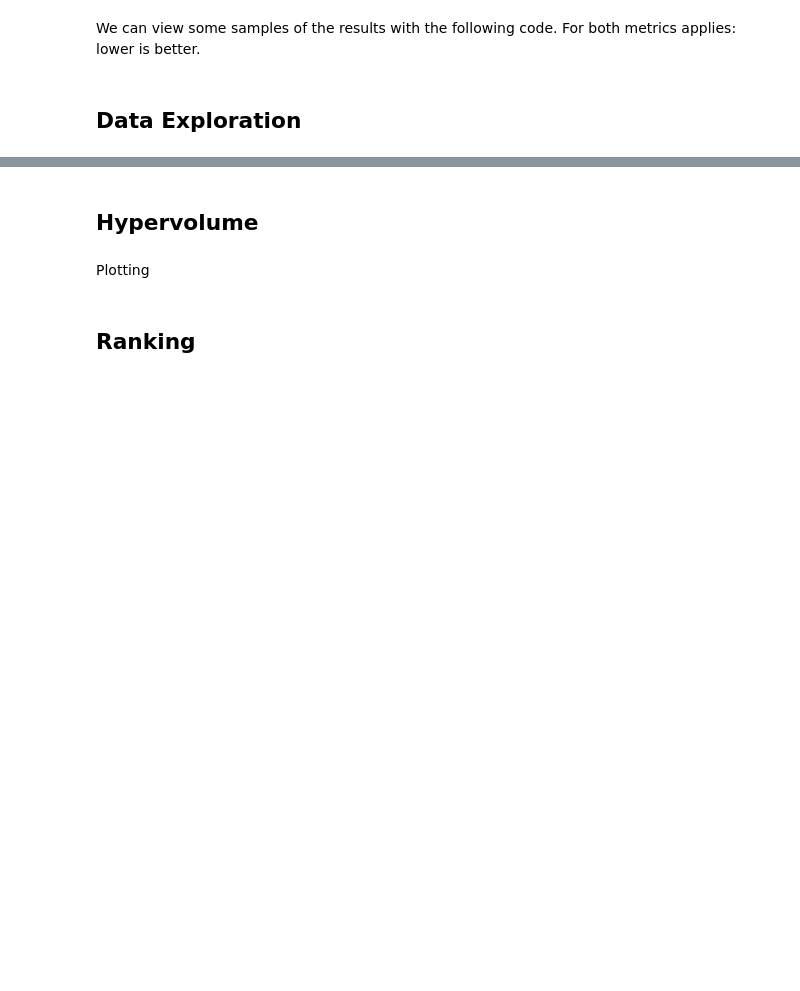
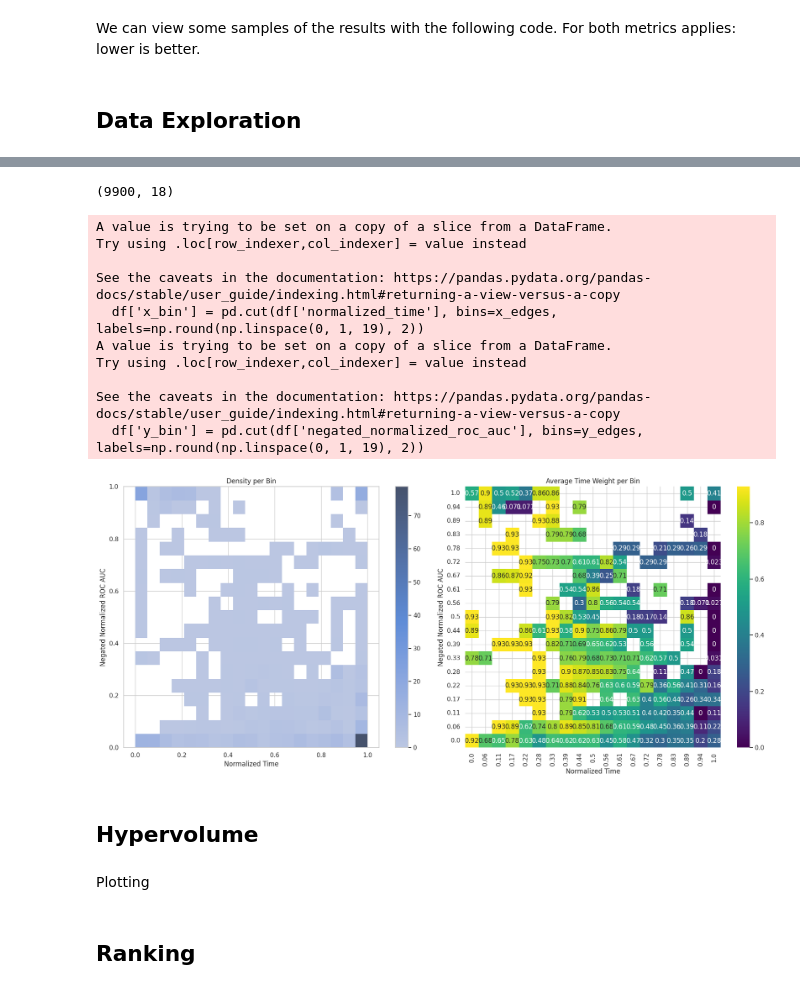
Before and after one commit to Atraxus/HA-ES, a Jupyter notebook: haes/plotting.ipynb, the cells around one changed output, grey strips where cells are left out. Drawn from its saved outputs; the diff is of its cells as text; code cells hidden in the pictures; blank space fills up the shorter version.

```diff
--- a/haes/plotting.ipynb
+++ b/haes/plotting.ipynb
@@ -297,3 +332,54 @@ interactive_boxplot(df, column_options)
+# %%
+def plot_metrics_histogram(df):
+    fig, axes = plt.subplots(1, 2, figsize=(18, 8))
+
+    # Adjusting bins to actual range and not bin index
+    x_edges = np.linspace(0, 1, 20)  # normalized_time from 0 to 1
+    y_edges = np.linspace(0, 1, 20)  # negated_normalized_roc_auc from 0 to 1
+
+    # Density Plot
+    ax1 = axes[0]
+    sns.histplot(df, x='normalized_time', y='negated_normalized_roc_auc', bins=[x_edges, y_edges], cbar=True, ax=ax1, stat="density")
+    ax1.set_title('Density per Bin')
+    ax1.set_xlabel('Normalized Time')
+    ax1.set_ylabel('Negated Normalized ROC AUC')
+    ax1.set_ylim([0, 1])  # Correcting y-axis scale
+
+    # Average Time Weight Plot
+    ax2 = axes[1]
+    df['x_bin'] = pd.cut(df['normalized_time'], bins=x_edges, labels=np.round(np.linspace(0, 1, 19), 2))
+    df['y_bin'] = pd.cut(df['negated_normalized_roc_auc'], bins=y_edges, labels=np.round(np.linspace(0, 1, 19), 2))
+
+    grouped = df.groupby(['x_bin', 'y_bin'])['time_weight'].mean().reset_index()
+    grouped['x_bin'] = grouped['x_bin'].astype(float)
+    grouped['y_bin'] = grouped['y_bin'].astype(float)
+
+    heatmap_data = grouped.pivot_table(index='y_bin', columns='x_bin', values='time_weight')
+    sns.heatmap(heatmap_data, ax=ax2, cbar=True, cmap='viridis', annot=True)
+    ax2.set_title('Average Time Weight per Bin')
+    ax2.set_xlabel('Normalized Time')
+    ax2.set_ylabel('Negated Normalized ROC AUC')
+    ax2.set_ylim([0, 19])  # Correcting y-axis scale for display
+
+    plt.tight_layout()
+    plt.show()
+# %%
+multi_ges_df = df.loc[df["method"] == "MULTI_GES"]
+print(multi_ges_df.shape)
+plot_metrics_histogram(multi_ges_df)
+# %% [output]
+(9900, 18)
+A value is trying to be set on a copy of a slice from a DataFrame.
+Try using .loc[row_indexer,col_indexer] = value instead
+
+See the caveats in the documentation: https://pandas.pydata.org/pandas-docs/stable/user_guide/indexing.html#returning-a-view-versus-a-copy
+  df['x_bin'] = pd.cut(df['normalized_time'], bins=x_edges, labels=np.round(np.linspace(0, 1, 19), 2))
+A value is trying to be set on a copy of a slice from a DataFrame.
+Try using .loc[row_indexer,col_indexer] = value instead
+
+See the caveats in the documentation: https://pandas.pydata.org/pandas-docs/stable/user_guide/indexing.html#returning-a-view-versus-a-copy
+  df['y_bin'] = pd.cut(df['negated_normalized_roc_auc'], bins=y_edges, labels=np.round(np.linspace(0, 1, 19), 2))
+[figure, added]
 # %% [markdown]
 ## Hypervolume
 # %%
```
Also changed, not shown: parts of 8 cells of this notebook, 3 other files.
